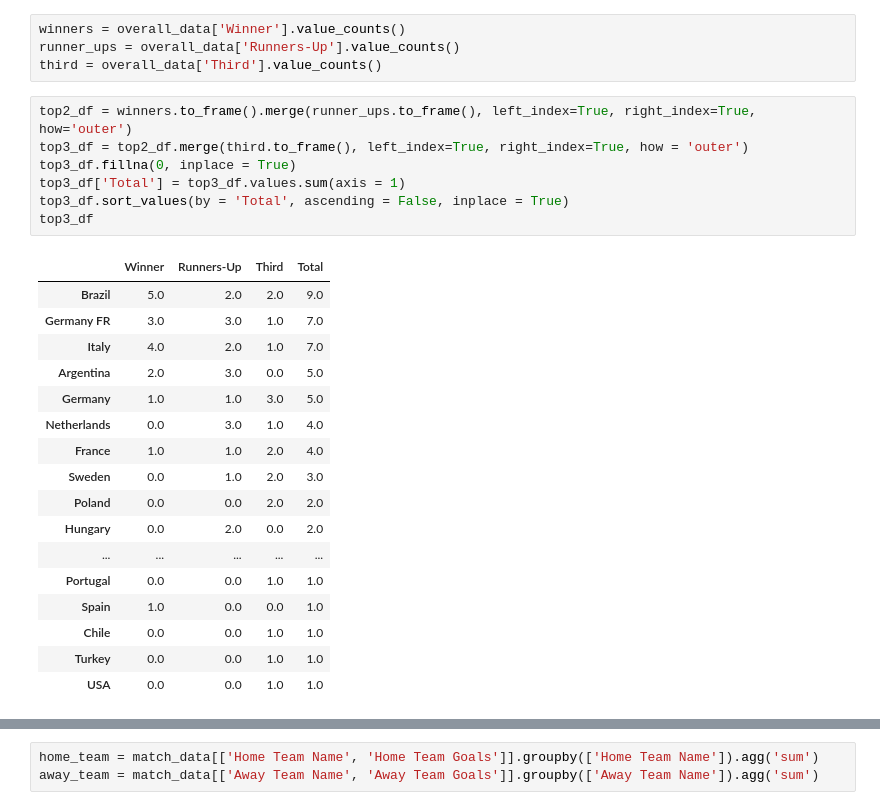
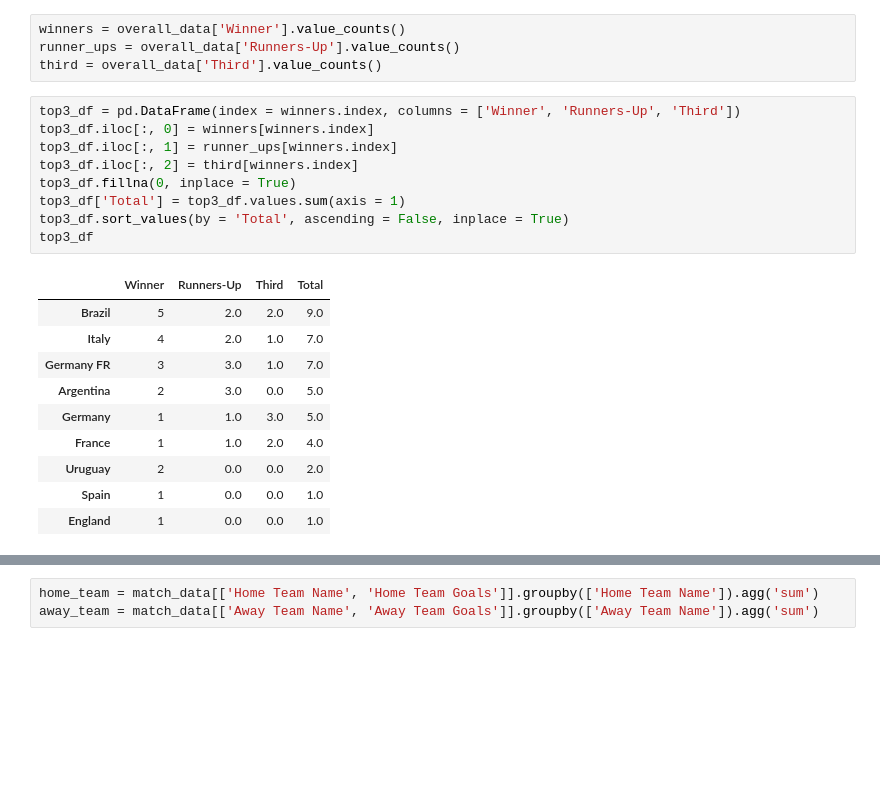
Before and after one commit to logacc99/LTKHDL_FinalProject, a Jupyter notebook: 1712174-NguyenGiaThuan.ipynb, the cells around one changed output, grey strips where cells are left out. Saved outputs shown, nothing was run; the diff lists cells and outputs as text; blank space fills up the shorter version.

```diff
--- a/1712174-NguyenGiaThuan.ipynb
+++ b/1712174-NguyenGiaThuan.ipynb
@@ -241,30 +241,25 @@ winners = overall_data['Winner'].value_counts()
 runner_ups = overall_data['Runners-Up'].value_counts()
 third = overall_data['Third'].value_counts()
 # %%
-top2_df = winners.to_frame().merge(runner_ups.to_frame(), left_index=True, right_index=True, how='outer')
-top3_df = top2_df.merge(third.to_frame(), left_index=True, right_index=True, how = 'outer')
+top3_df = pd.DataFrame(index = winners.index, columns = ['Winner', 'Runners-Up', 'Third'])
+top3_df.iloc[:, 0] = winners[winners.index]
+top3_df.iloc[:, 1] = runner_ups[winners.index]
+top3_df.iloc[:, 2] = third[winners.index]
 top3_df.fillna(0, inplace = True)
 top3_df['Total'] = top3_df.values.sum(axis = 1)
 top3_df.sort_values(by = 'Total', ascending = False, inplace = True)
 top3_df
 # %% [output]
 |  | Winner | Runners-Up | Third | Total |
-| Brazil | 5.0 | 2.0 | 2.0 | 9.0 |
-| Germany FR | 3.0 | 3.0 | 1.0 | 7.0 |
-| Italy | 4.0 | 2.0 | 1.0 | 7.0 |
-| Argentina | 2.0 | 3.0 | 0.0 | 5.0 |
-| Germany | 1.0 | 1.0 | 3.0 | 5.0 |
-| Netherlands | 0.0 | 3.0 | 1.0 | 4.0 |
-| France | 1.0 | 1.0 | 2.0 | 4.0 |
-| Sweden | 0.0 | 1.0 | 2.0 | 3.0 |
-| Poland | 0.0 | 0.0 | 2.0 | 2.0 |
-| Hungary | 0.0 | 2.0 | 0.0 | 2.0 |
-| ... | ... | ... | ... | ... |
-| Portugal | 0.0 | 0.0 | 1.0 | 1.0 |
-| Spain | 1.0 | 0.0 | 0.0 | 1.0 |
-| Chile | 0.0 | 0.0 | 1.0 | 1.0 |
-| Turkey | 0.0 | 0.0 | 1.0 | 1.0 |
-| USA | 0.0 | 0.0 | 1.0 | 1.0 |
+| Brazil | 5 | 2.0 | 2.0 | 9.0 |
+| Italy | 4 | 2.0 | 1.0 | 7.0 |
+| Germany FR | 3 | 3.0 | 1.0 | 7.0 |
+| Argentina | 2 | 3.0 | 0.0 | 5.0 |
+| Germany | 1 | 1.0 | 3.0 | 5.0 |
+| France | 1 | 1.0 | 2.0 | 4.0 |
+| Uruguay | 2 | 0.0 | 0.0 | 2.0 |
+| Spain | 1 | 0.0 | 0.0 | 1.0 |
+| England | 1 | 0.0 | 0.0 | 1.0 |
 # %%
 fig, ax = plt.subplots(figsize = (15, 10))
 championship = top3_df[top3_df['Winner'] >=1].index
```
Also changed, not shown: parts of 17 cells of this notebook.
